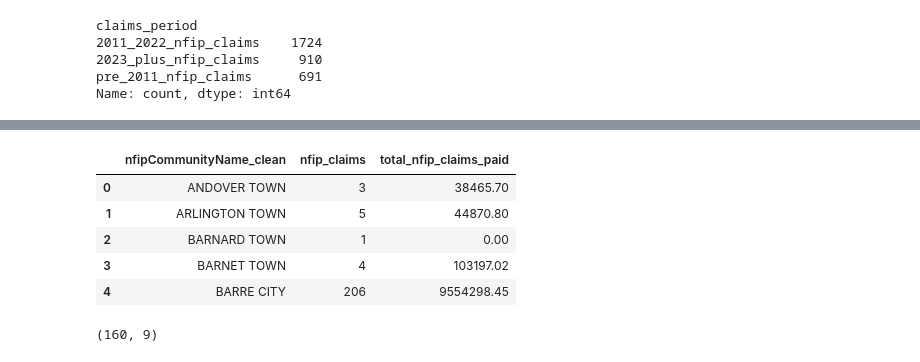
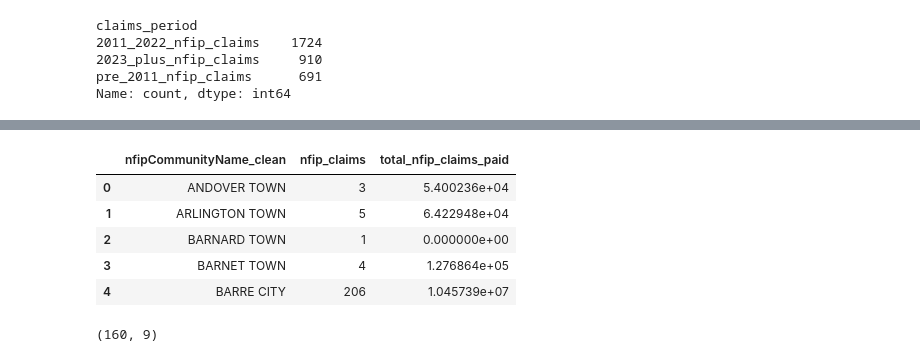
Before and after one commit to jakedurell/hazard-funding-comp, a Jupyter notebook: notebooks/04_etl_nfip_insurance.ipynb, the cells around one changed output, grey strips where cells are left out. Cells and saved outputs as stored; diff of their text form; code cells hidden in the pictures.

```diff
--- a/notebooks/04_etl_nfip_insurance.ipynb
+++ b/notebooks/04_etl_nfip_insurance.ipynb
@@ -137,0 +139,25 @@ Name: count, dtype: int64
+# %%
+# create a dict of CPI adjustment factors for each year, using the most recent full year as the reference year
+
+# open CPI csv and calculate annual average CPI values for each year
+cpi = pd.read_csv("../data/resources/CPIAUCSL.csv")
+cpi["DATE"] = pd.to_datetime(cpi["observation_date"])
+cpi["year"] = cpi["DATE"].dt.year
+cpi_annual = cpi.groupby("year")["CPIAUCSL"].mean().reset_index()
+display(cpi_annual.tail())
+
+# get most recent full year
+reference_year = cpi_annual["year"].max()
+if pd.Timestamp.now().year == reference_year:
+    reference_year -= 1
+cpi_ref = cpi_annual.loc[cpi_annual["year"] == reference_year, "CPIAUCSL"].values[0]
+print(f"Reference year: {reference_year}, CPI: {cpi_ref:.4f}")
+
+# create a CPI lookup dictionary
+cpi_lookup = dict(zip(cpi_annual["year"], cpi_annual["CPIAUCSL"]))
+# calculate adjustment factors for each year in the dataset
+# adjustment factor = CPI in reference year / CPI in project year
+cpi_factors = {year: cpi_ref / cpi_value for year, cpi_value in cpi_lookup.items()}
+# print("CPI adjustment factors:")
+# for year, factor in cpi_factors.items():
+#     print(f"{year}: {factor:.4f}")
@@ -138,25 +172,31 @@ Name: count, dtype: int64
 # %%
 # sum amount paid in insurance claims
 claims["total_paid"] = (
     claims["amountPaidOnBuildingClaim"].fillna(0)
     + claims["amountPaidOnContentsClaim"].fillna(0)
     + claims["amountPaidOnIncreasedCostOfComplianceClaim"].fillna(0)
 )
 
+# adjust total_paid for inflation to reference year dollars (most recent full year) using the CPI adjustment factors created above
+claims["total_paid_adj"] = claims.apply(
+    # inflation-adjusted dollars = nominal dollars * (CPI in reference year / CPI in project year)
+    lambda row: row["total_paid"] * cpi_factors.get(row["yearOfLoss"], 1.0), axis=1
+)
+
 # aggregate count and dollar amount of claims by town name
 claims_summary = (
     claims.groupby("nfipCommunityName_clean")
-    .agg(nfip_claims=("id", "count"), total_nfip_claims_paid=("total_paid", "sum"))
+    .agg(nfip_claims=("id", "count"), total_nfip_claims_paid=("total_paid_adj", "sum"))
     .reset_index()
 )
 claims_summary.head()
 # %% [output]
 |  | nfipCommunityName_clean | nfip_claims | total_nfip_claims_paid |
-| 0 | ANDOVER TOWN | 3 | 38465.70 |
-| 1 | ARLINGTON TOWN | 5 | 44870.80 |
-| 2 | BARNARD TOWN | 1 | 0.00 |
-| 3 | BARNET TOWN | 4 | 103197.02 |
-| 4 | BARRE CITY | 206 | 9554298.45 |
+| 0 | ANDOVER TOWN | 3 | 5.400236e+04 |
+| 1 | ARLINGTON TOWN | 5 | 6.422948e+04 |
+| 2 | BARNARD TOWN | 1 | 0.000000e+00 |
+| 3 | BARNET TOWN | 4 | 1.276864e+05 |
+| 4 | BARRE CITY | 206 | 1.045739e+07 |
 # %%
 # bin amount paid and count of claims by funding period
 
```
Also changed, not shown: parts of 8 cells of this notebook, 6 other files.
